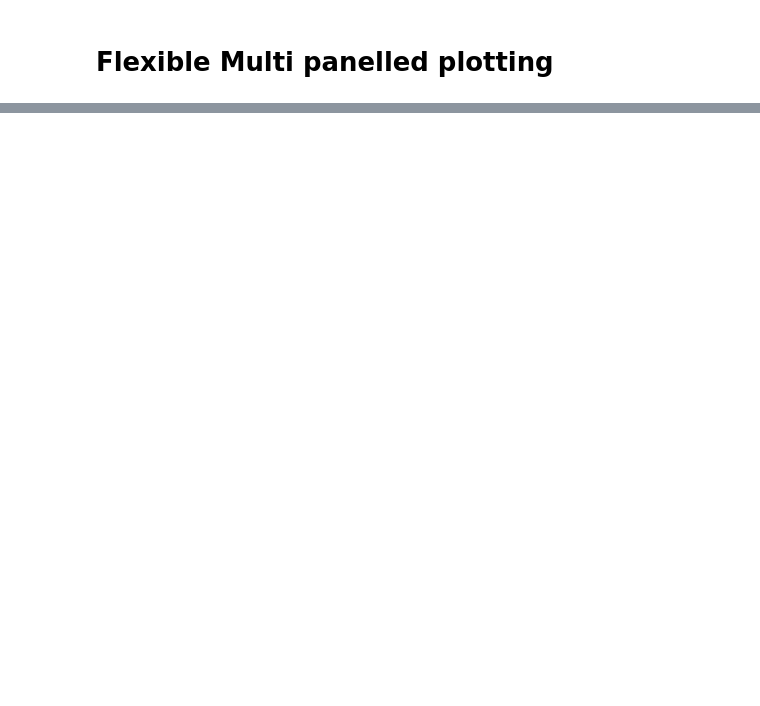
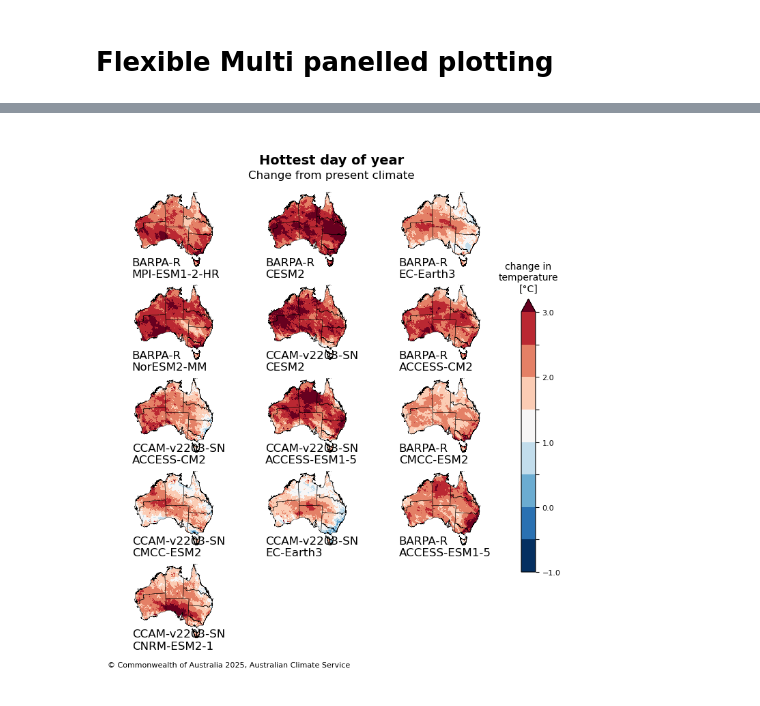
Before and after one commit to AusClimateService/plotting_maps, a Jupyter notebook: example_notebooks/multi_plots.ipynb, the cells around one changed output, grey strips where cells are left out. Cells and saved outputs as stored; diff of their text form; code cells hidden in the pictures; blank space fills up the shorter version.

```diff
--- a/example_notebooks/multi_plots.ipynb
+++ b/example_notebooks/multi_plots.ipynb
@@ -565,0 +569,25 @@ Wall time: 17.6 s
+# %%
+%%time
+var="TXx"
+ds_list = [xr.open_dataset(file) for file in
+           glob(f"/g/data/ia39/ncra/heat/data/{var}/bias-corrected/individual_models/GWL-change/*GWL30-GWL12-change.nc")]
+
+plot_acs_hazard_multi(ds_list=[ds[var] for ds in ds_list],
+                    ncols=3,
+                    nrows=5,
+                    figsize=(6.7,8),
+                    regions = regions,
+                    title = "Hottest day of year",
+                    date_range = f"Change from present climate",
+                    cmap = cmap_dict["tas_anom"],
+                    ticks = np.arange(-1, 3.1, 0.5),
+                    tick_interval=2,
+                    cbar_label = "change in temperature [\N{DEGREE SIGN}C]",
+                    subplot_titles=[f"{ds.downscaling_model}\n{ds.driving_model}" for ds in ds_list],
+                    watermark="",
+                    cbar_extend="max",
+                    cbar_location="right",
+                    issued_date="",
+                    tick_rotation=0,
+);
+# %% [output]
@@ -566,3 +596,4 @@ Wall time: 17.6 s
+[figure, added]
 # %%
 %%time
 
```
Also changed, not shown: parts of 19 cells of this notebook.
